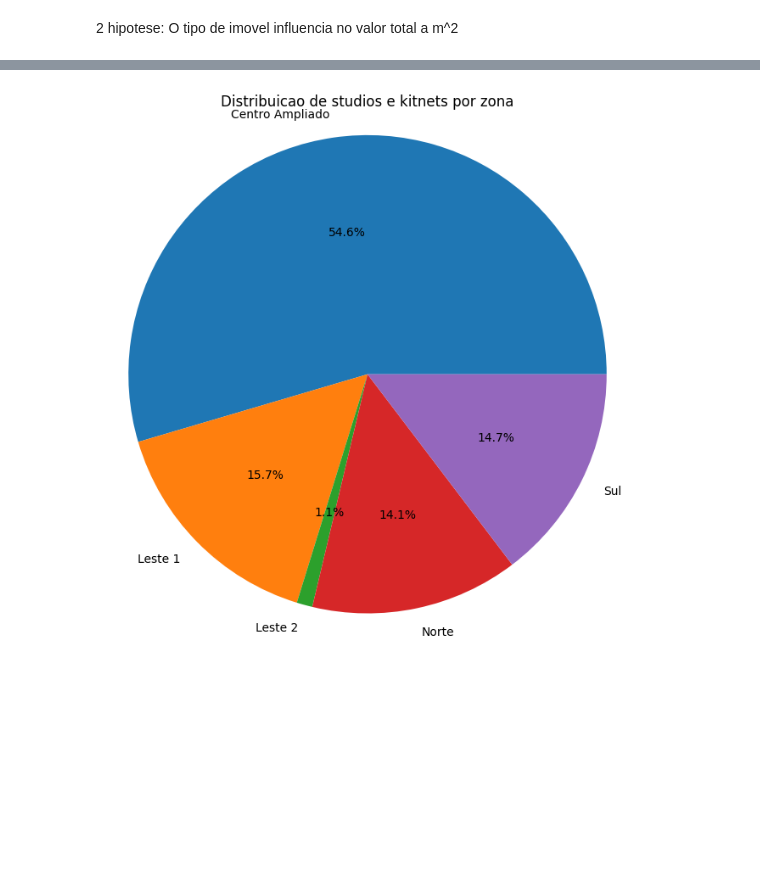
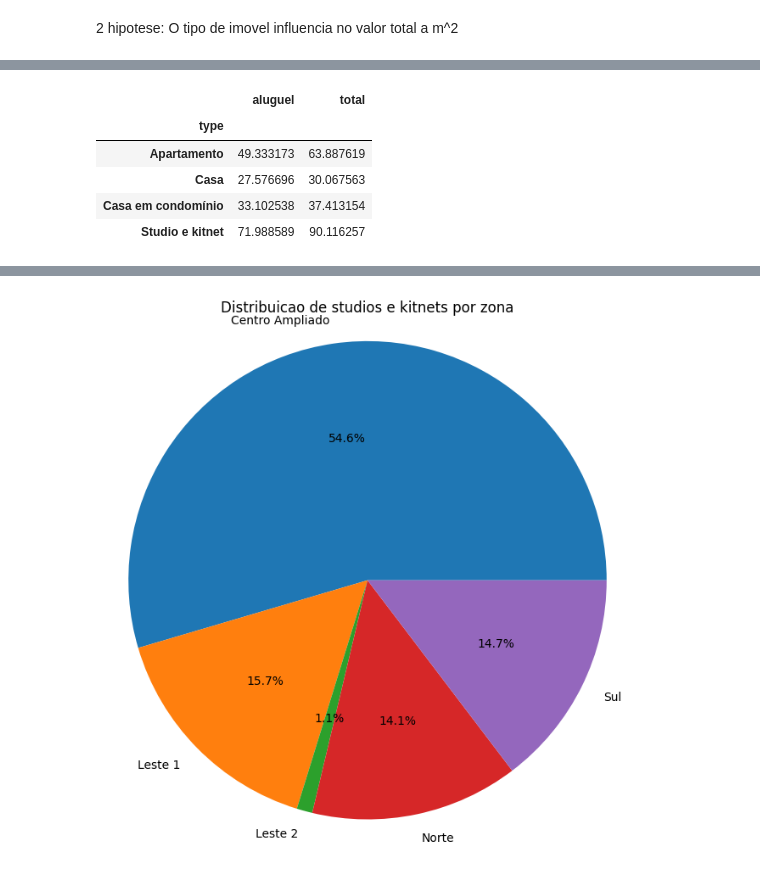
Before and after one commit to kimju03/aluguel-de-casa-em-SP, a Jupyter notebook: analise.ipynb, the cells around one changed output, grey strips where cells are left out. Cells and saved outputs as stored; diff of their text form; code cells hidden in the pictures; blank space fills up the shorter version.

```diff
--- a/analise.ipynb
+++ b/analise.ipynb
@@ -642,0 +640,10 @@ plt.show()
+# %%
+data_hipotese2=pd.DataFrame({'aluguel':aluguel_media_type, 'total':total_media_type})
+data_hipotese2.head()
+# %% [output]
+|  | aluguel | total |
+| type |  |  |
+| Apartamento | 49.333173 | 63.887619 |
+| Casa | 27.576696 | 30.067563 |
+| Casa em condomínio | 33.102538 | 37.413154 |
+| Studio e kitnet | 71.988589 | 90.116257 |
```
Also changed, not shown: parts of 8 cells of this notebook.
